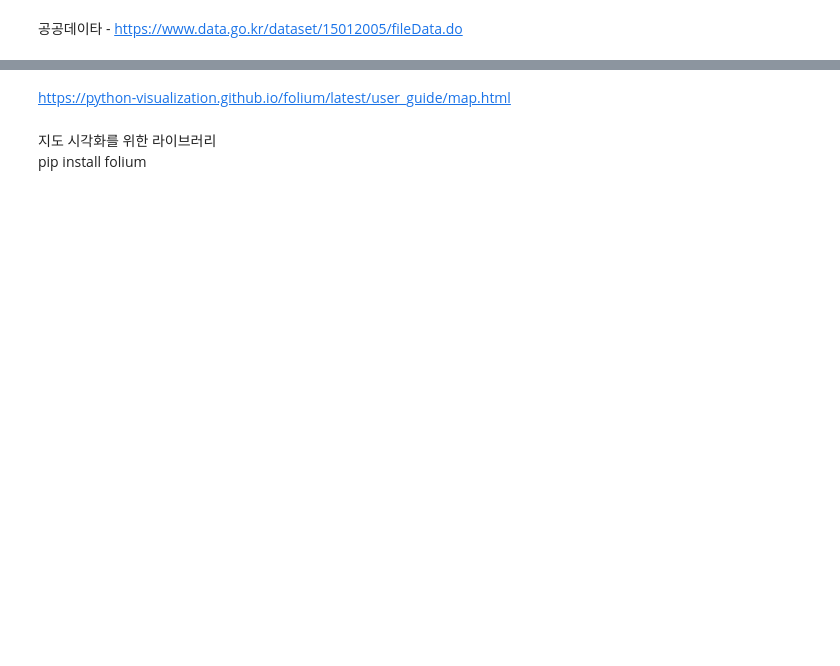
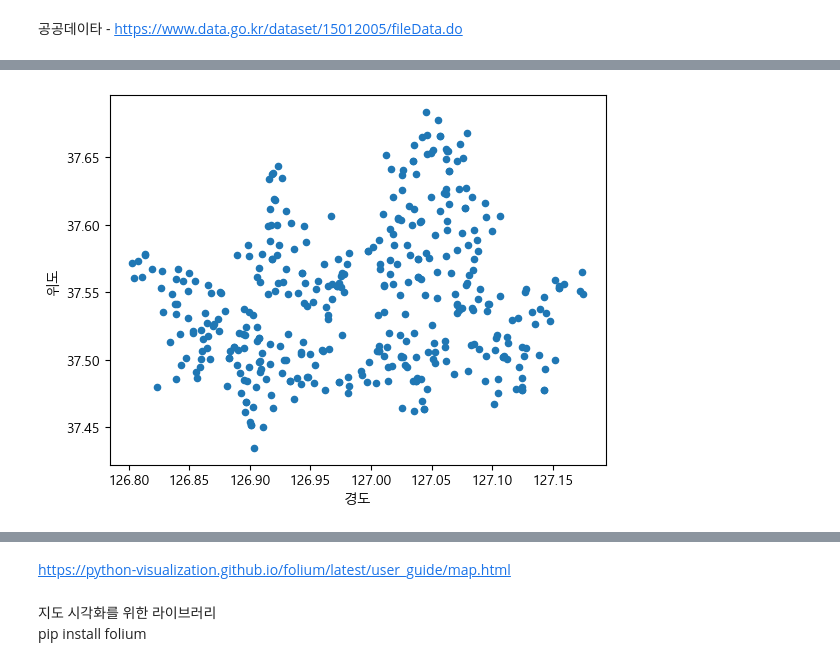
Before and after one commit to purum01/python, a Jupyter notebook: store.ipynb, the cells around one changed output, grey strips where cells are left out. Saved outputs shown, nothing was run; the diff lists cells and outputs as text; code cells hidden in the pictures; blank space fills up the shorter version.

```diff
--- a/store.ipynb
+++ b/store.ipynb
@@ -63,3 +87,5 @@ table_city_brand.head()
 # %%
-df_31[["위도", "경도"]].plot.scatter(x="경도", y="위도");   # 산점도(scatter plot)
+df[["위도", "경도"]].plot.scatter(x="경도", y="위도");   # 산점도(scatter plot)
+# %% [output]
+[figure, added]
 # %%
```
Also changed, not shown: parts of 27 cells of this notebook.
